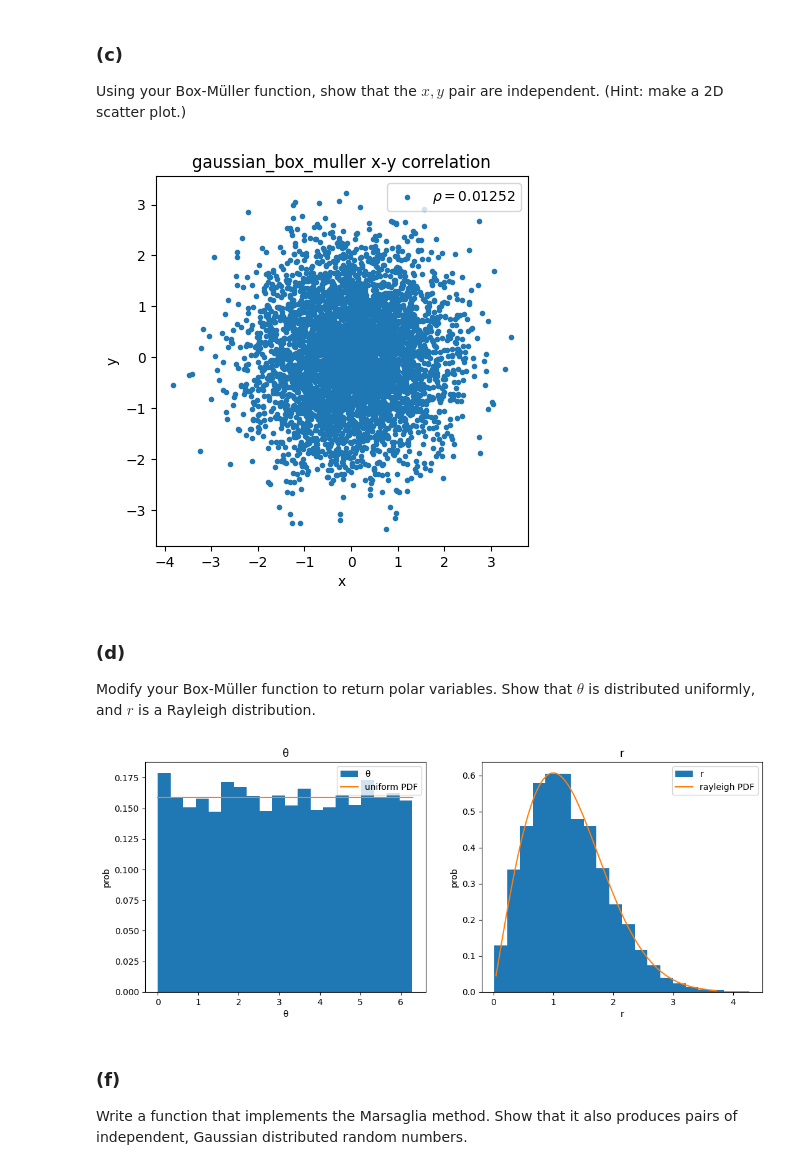
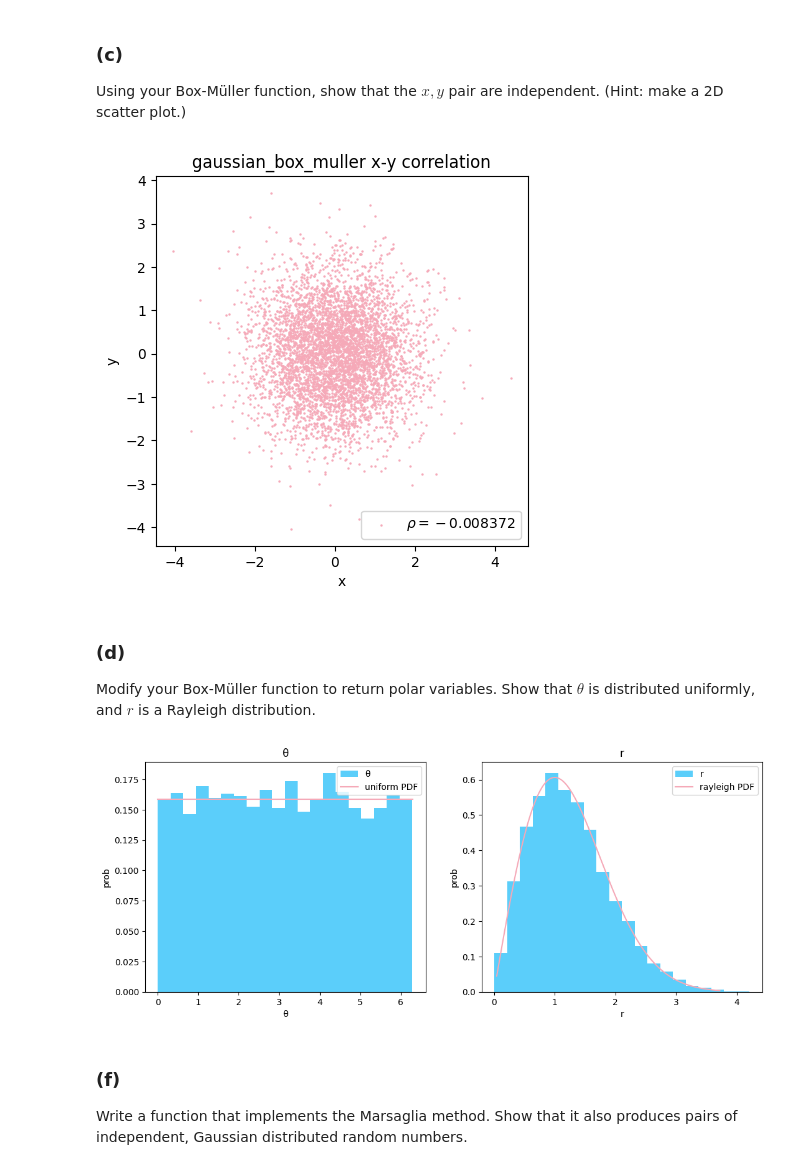
Before and after one commit to Andrew-Schwartz/PHYS403, a Jupyter notebook: hw/HW3_Andrew_Schwartz.ipynb, the cells around one changed output. Saved outputs shown, nothing was run; the diff lists cells and outputs as text; code cells hidden in the pictures.

```diff
--- a/hw/HW3_Andrew_Schwartz.ipynb
+++ b/hw/HW3_Andrew_Schwartz.ipynb
@@ -39,6 +73,9 @@ import matplotlib.pyplot as plt
 import numpy as np
 from scipy.stats import norm, uniform, rayleigh, pearsonr
 
+# gotta have pride
+trans = ["#5BCEFA", "#F5A9B8"]
+
 # rng is like 2x as fast if you use `np.random.default_rng().<random method>()` over `np.random.<random method>()
 rng = np.random.default_rng()
 π = np.pi
@@ -52,16 +89,17 @@ def add_pdf(ax, dist, min=None, max=None, **kwargs):
         max if max is not None else dist.ppf(0.999),
         1000
     )
-    ax.plot(x, dist.pdf(x, **kwargs), label=f"{dist.name} PDF")
+    ax.plot(x, dist.pdf(x, **kwargs), label=f"{dist.name} PDF", color=trans[1])
 
 
 def plot(gaussian):
     """Plot a histogram for a given Gaussian sampling generator"""
     fig, ax = plt.subplots()
     # call the gaussian function and plot histogram
-    ax.hist(gaussian(), density=True, bins=31, label="simulated")
+    ax.hist(gaussian(), density=True, bins=31, label="simulated", color=trans[0])
     # plot the pdf of norm (Gaussian)
     add_pdf(ax, norm)
+    # use the name of the generating function as the plot title
     ax.set_title(gaussian.__name__)
     ax.set_xlabel("x (units of σ)")
     ax.set_ylabel("Probability")
@@ -134,10 +184,12 @@ plot(gaussian_box_muller)
 Using your Box-Müller function, show that the $x, y$ pair are independent. (Hint: make a 2D scatter plot.)
 # %%
 def scatter_plot(f):
+    """For a function `f` which returns x,y coordinates, make a scatter plot to show their correlation"""
     x, y = f(concat=False)
     fig, ax = plt.subplots(figsize=(4.8, 4.8))
+    # get the ρ value from hw2 to numerically quantify how correlated they are
     rho = pearsonr(x, y)[0]
-    ax.scatter(x, y, marker='.', label=f"$\\rho={rho:.4}$")
+    ax.scatter(x, y, s=0.5, label=f"$\\rho={rho:.4}$", color=trans[1])
     ax.set_xlabel("x")
     ax.set_ylabel("y")
     ax.set_title(f"{f.__name__} x-y correlation")
@@ -147,7 +199,7 @@ def scatter_plot(f):
 
 scatter_plot(gaussian_box_muller)
 # %% [output]
-[figure, old version]
+[figure, new version]
 # %% [markdown]
 ### (d)
 
@@ -155,25 +207,25 @@ Modify your Box-Müller function to return polar variables. Show that $θ$ is di
 # %%
 # get the polar variables
 r, θ, = gaussian_box_muller(concat=None)
 fig, ax = plt.subplots(1, 2, figsize=(6.4 * 2, 4.8))
 # plot θ and the uniform distribution
 ax[0].set_title("θ")
 ax[0].set_xlabel("θ")
-ax[0].hist(θ, density=True, bins=20, label="θ")
+ax[0].hist(θ, density=True, bins=20, label="θ", color=trans[0])
 add_pdf(ax[0], uniform, max=6.3, scale=6.3)
 # plot r and the Rayleigh distribution
 ax[1].set_title("r")
 ax[1].set_xlabel("r")
-ax[1].hist(r, density=True, bins=20, label="r")
+ax[1].hist(r, density=True, bins=20, label="r", color=trans[0])
 add_pdf(ax[1], rayleigh)
 
 for ax in ax:
     ax.legend()
     ax.set_ylabel("prob")
 
 plt.show()
 # %% [output]
-[figure, old version]
+[figure, new version]
 # %% [markdown]
 ### (f)
 
```
Also changed, not shown: parts of 16 cells of this notebook.
